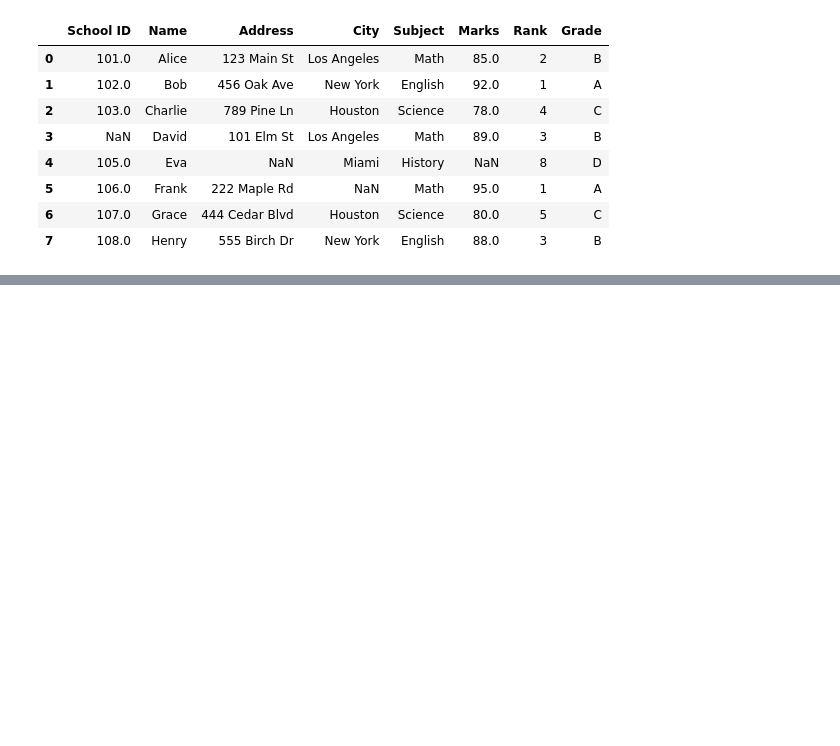
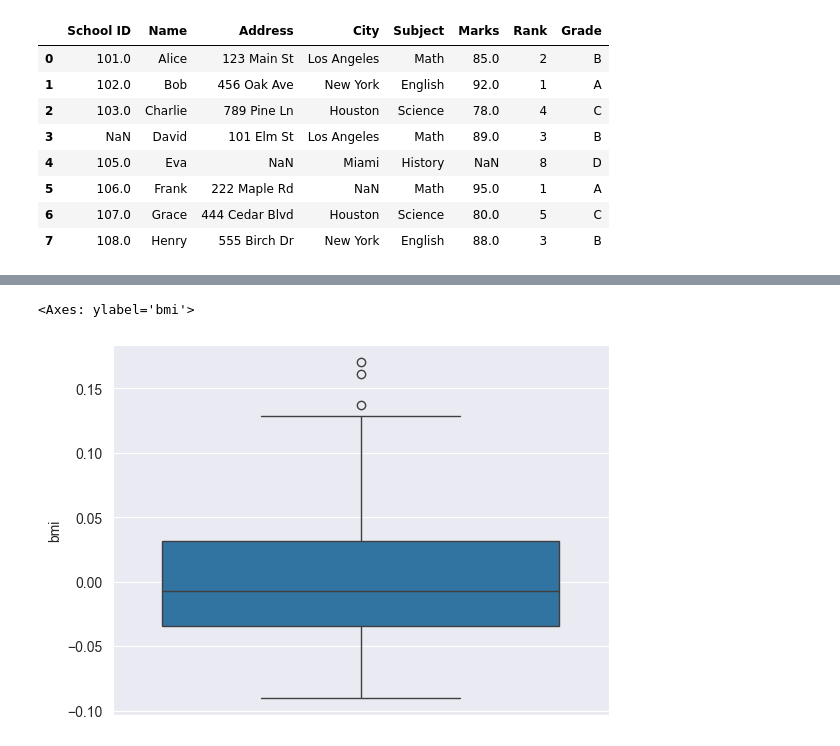
Before and after one commit to korisnik-samson/data-fusion_feature-extraction, a Jupyter notebook: diffe-week-4/notebook.ipynb, the cells around one changed output, grey strips where cells are left out. Drawn from its saved outputs; the diff is of its cells as text; code cells hidden in the pictures; blank space fills up the shorter version.

```diff
--- a/diffe-week-4/notebook.ipynb
+++ b/diffe-week-4/notebook.ipynb
@@ -35,0 +185,13 @@ df
+# %%
+# Outlier detection and removal
+
+import sklearn
+from sklearn.datasets import load_diabetes
+
+diabetes = load_diabetes()
+
+diabetes_df = pd.DataFrame(data=diabetes.data, columns=diabetes.feature_names)
+#diabetes_df['target'] = diabetes.target
+#diabetes_df['target'] = diabetes_df['target'].astype(float)
+
+diabetes_df.head()
@@ -35,0 +205,7 @@ df
+# %%
+# Boxplot
+
+sns.boxplot(diabetes_df['bmi'])
+# %% [output]
+<Axes: ylabel='bmi'>
+[figure, added]
```
Also changed, not shown: parts of 26 cells of this notebook.
